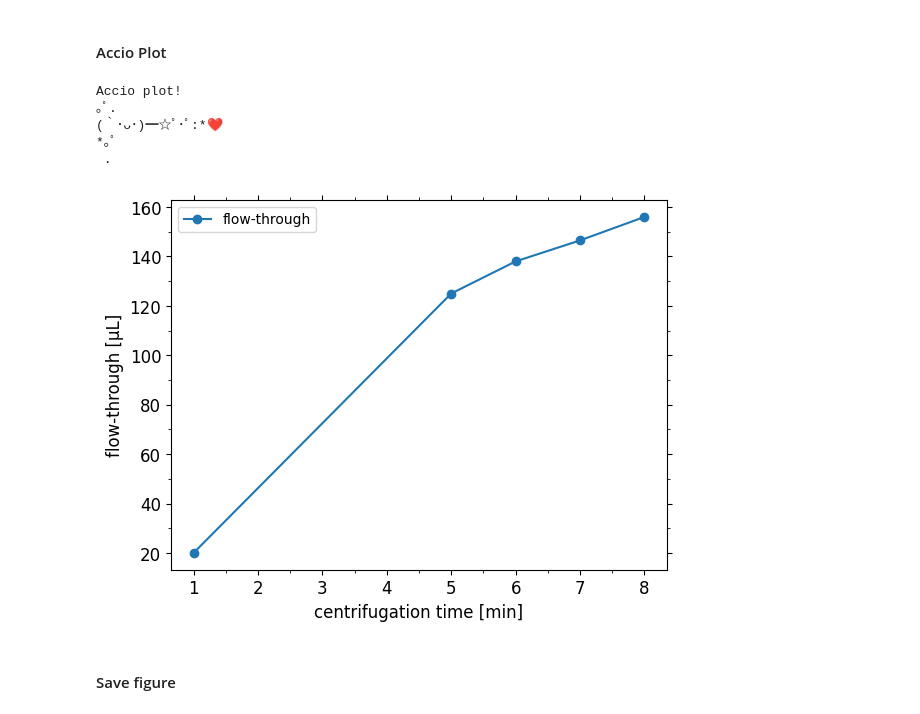
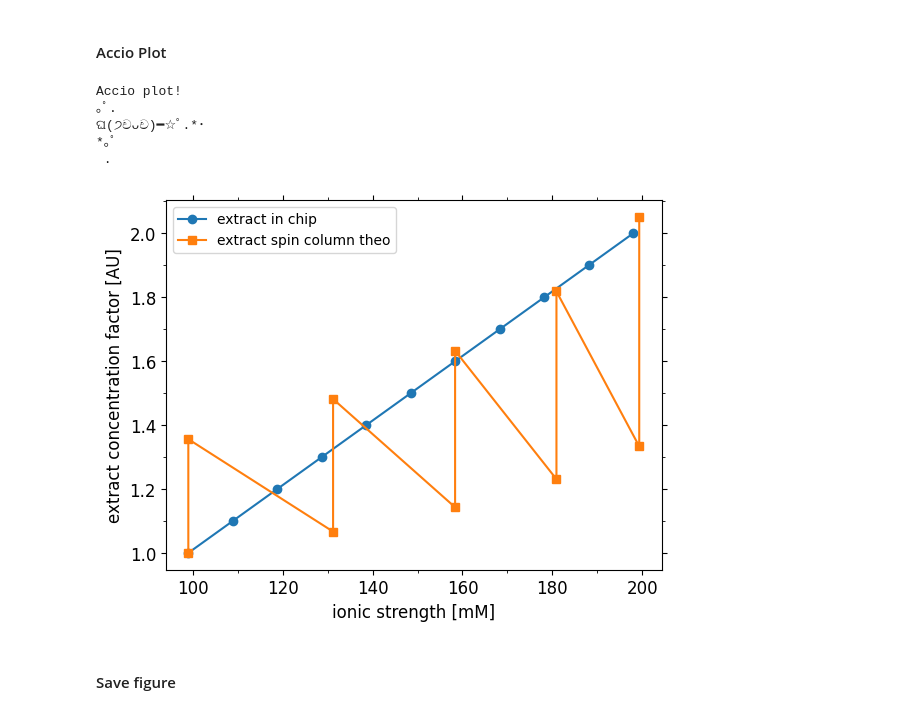
Before and after one commit to cfsb618/Harry-Plotter, a Jupyter notebook: wand.ipynb, the cells around one changed output. Saved outputs shown, nothing was run; the diff lists cells and outputs as text; code cells hidden in the pictures.

Commit message:
radical simplification can plot data from multiple datasets now

```diff
--- a/wand.ipynb
+++ b/wand.ipynb
@@ -120,29 +112,12 @@ n=1
-# %%
-# copy for each dataset you want to display
-spells.ydata[n]["marker"] = "o"  # alternatives: "x", "^", "v", "s", "o"
-spells.ydata[n]["linestyle"] = "solid"  # alternatives: "solid", "dotted", "dashdot", "dashed" or "" for no line
-spells.ydata[n]["color"] = None  # "None" for default colors, alternative: hexcolors or names (hence "green")
-spells.ydata[n]["regression"] = False  # None for no regression, "True" for linear regression
-
-n += 1  # do not change
-# %%
-for n in range(6, 11):
-    # copy for each dataset you want to display
-    spells.ydata[n]["marker"] = "s"  # alternatives: "x", "^", "v", "s", "o"
-    spells.ydata[n]["linestyle"] = "solid"  # alternatives: "solid", "dotted", "dashdot", "dashed" or "" for no line
-    spells.ydata[n]["color"] = None  # "None" for default colors, alternative: hexcolors or names (hence "green")
-    spells.ydata[n]["regression"] = False  # None for no regression, "True" for linear regression
-
-#n += 1  # do not change
 # %% [markdown]
 #### Cast: specify the properties of the general plot
 # %%
 # specify the properties of the general plot
 plot_properties = {
-    "figname" : "flow-through",
+    "figname" : "concentration_pathways3",
     "formats" : ["png", "svg"],  # "svg", "png", "jpeg", "bmp"
-    "xlabel" : "centrifugation time [min]",
-    "ylabel" : "flow-through [µL]",
+    "xlabel" : "ionic strength [mM]",
+    "ylabel" : "extract concentration factor [AU]",
     "x-range" : [None, None],  # [None, None] for default, otherwise [startvalue, endvalue]
     "y-range" : [None, None],
     "x-ticks" : None,  # specify number of labeld major ticks on each axis, None is automode
@@ -162,23 +133,27 @@ hp.set_major_ticks()
 # %%
 # main plot; all in one
+hp = dp.Plotter(plot_properties)
+hp.set_limits()
+hp.set_major_ticks()
 hp.cast_magic()
 
 fig = plt.figure()
 ax = fig.add_subplot(111)
 
 # plot datasets
-for data in spells.ydata:
-    dataset = spells.ydata[data]
-    ax.errorbar(dataset["xdata"], dataset["data"], xerr=None, yerr=dataset["error"], capsize=5,
-                marker = dataset["marker"], linestyle = dataset["linestyle"], color = dataset["color"], label = dataset["name"])
+for dataset_nr in spells.dataset:
+    properties = spells.dataset[dataset_nr]
+    ax.errorbar(properties["xdata"], properties["ydata"], xerr=None, yerr=properties["errorbars"], capsize=5,
+                marker = properties["marker"], linestyle = properties["linestyle"], color = properties["color"],
+                label = properties["name"])
 
     # check for regression
-    if dataset["regression"] is True:
+    if properties["regression"] is True:
         reg = dp.Regression()
-        xdf = pd.DataFrame(dataset["xdata"]) #xdf was originally dataset["xdata"] and this line was not here
-        ydf = pd.DataFrame(dataset["data"]) # problem is only because delete_nans generates list, but if they are changed to df, some more errors occure. URGENT
-        y_pred, m, c = reg.linreg(xdf.values.reshape(-1, 1), ydf.values, dataset["name"], do_linreg = True)
-        ax.plot(xdf, y_pred, color = dataset["color"]) # xdf = spells.ydata[0]["xdata"]
+        xdf = pd.DataFrame(properties["xdata"]) #xdf was originally dataset["xdata"] and this line was not here
+        ydf = pd.DataFrame(properties["data"]) # problem is only because delete_nans generates list, but if they are changed to df, some more errors occure. URGENT
+        y_pred, m, c = reg.linreg(xdf.values.reshape(-1, 1), ydf.values, properties["name"], do_linreg = True)
+        ax.plot(xdf, y_pred, color = properties["color"]) # xdf = spells.ydata[0]["xdata"]
 
 
 # adjust plot
@@ -198,35 +173,35 @@ if hp.pp["xtick_number"] is not None:
     ax.xaxis.set_major_locator(hp.pp["xtick_number"])
 if hp.pp["ytick_number"] is not None:
     ax.yaxis.set_major_locator(hp.pp["ytick_number"])
 
 xminor, yminor = hp.minor_locator()
 if hp.pp["xaxis-type"] != "log":
     ax.xaxis.set_minor_locator(AutoMinorLocator(xminor))
 if hp.pp["yaxis-type"] != "log":
     ax.yaxis.set_minor_locator(AutoMinorLocator(yminor))
 
 ax.yaxis.label.set_size(10*hp.pp["fontsizefactor"])
 ax.xaxis.label.set_size(10*hp.pp["fontsizefactor"])
 ax.tick_params(axis="x", labelsize = 10*hp.pp["fontsizefactor"])
 ax.tick_params(axis="y", labelsize = 10*hp.pp["fontsizefactor"])
 
 
 ##############
 #Add user defined stuff here
 #ax.axvline(x=375, label="Emission 375 nm", color="red")
 #ax.axvspan(370, 380, alpha=0.2, color='red')
 ##############
 
 
 
 legend = ax.legend()
 # %% [output]
 Accio plot!
 ｡ﾟ.
-(｀･ᴗ･)━☆ﾟ･ﾟ:*❤
+ଘ(੭චᴗච)━☆ﾟ.*･
 *｡ﾟ
  .
-[figure, old version]
+[figure, new version]
 # %% [markdown]
 #### Save figure
 # %%
```
Also changed, not shown: parts of 26 cells of this notebook, 1 other file.
